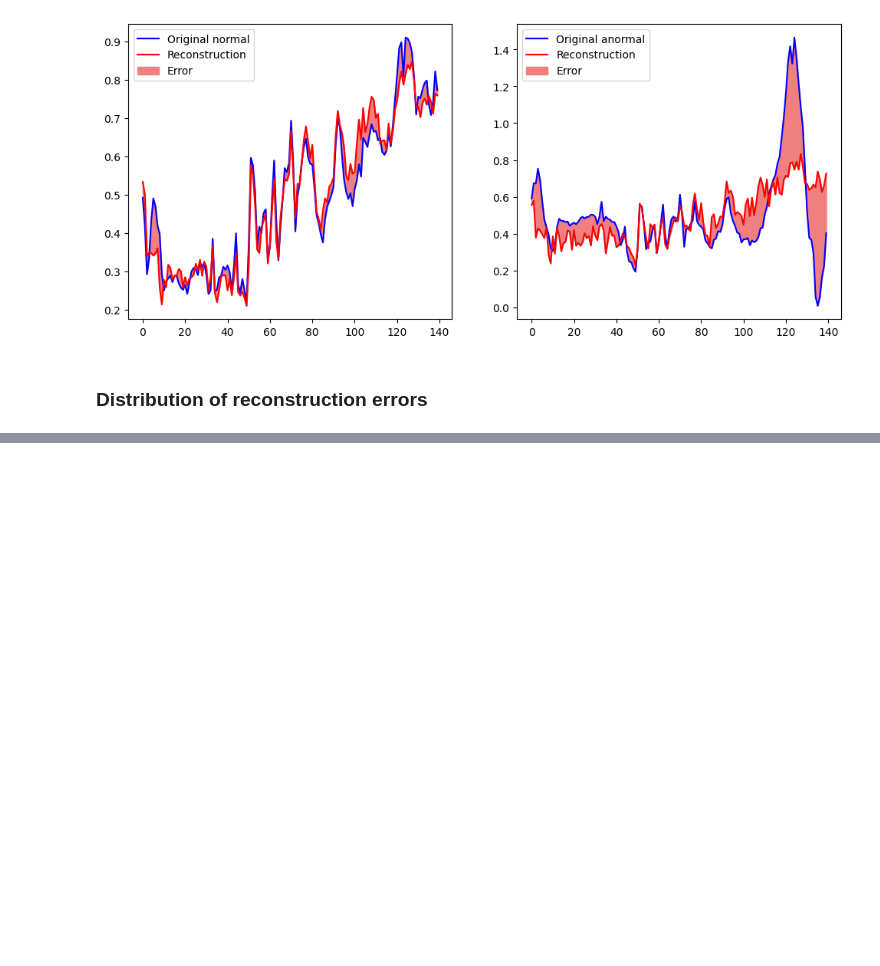
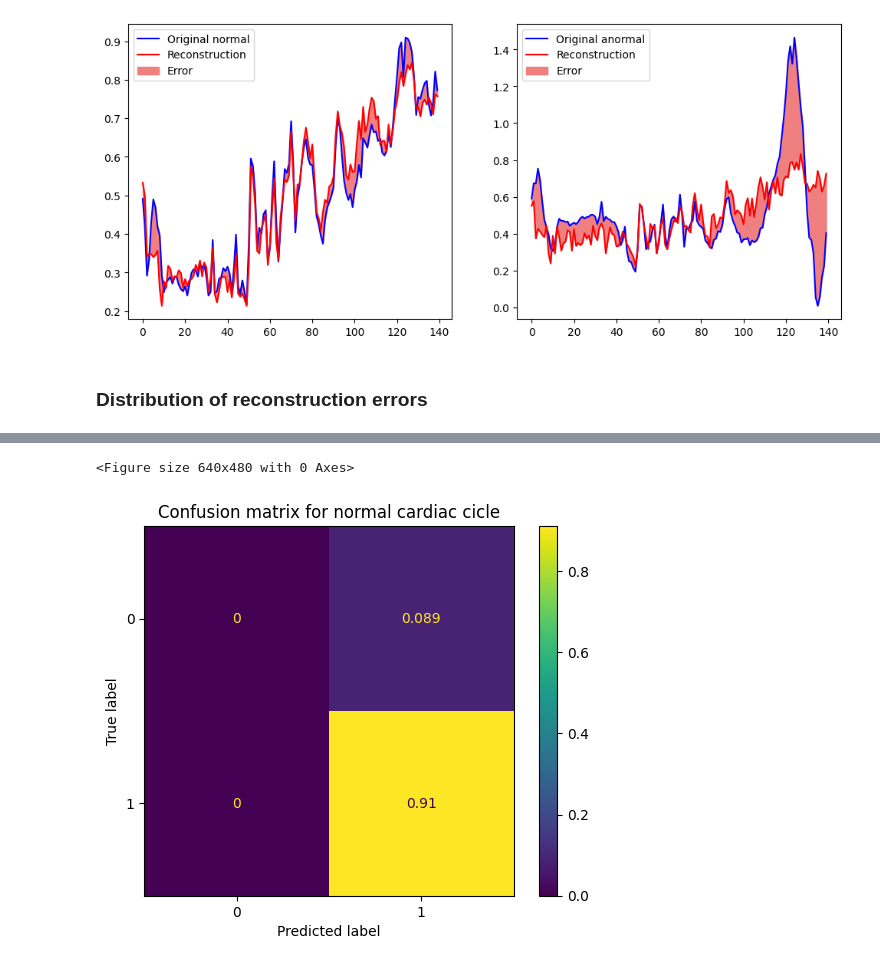
Before and after one commit to Simon890/anomaly-detection-autoencoder, a Jupyter notebook: Solution.ipynb, the cells around one changed output, grey strips where cells are left out. Saved outputs shown, nothing was run; the diff lists cells and outputs as text; code cells hidden in the pictures; blank space fills up the shorter version.

Commit message:
Add confusion matrix

```diff
--- a/Solution.ipynb
+++ b/Solution.ipynb
@@ -291,0 +299,10 @@ plt.show()
+# %%
+pred1_threshold = tf.less(loss1, threshold)
+confusion_matrix_pred1 = confusion_matrix(pred1_threshold, tf.ones(pred1_threshold.shape), normalize="pred")
+plt.figure()
+ConfusionMatrixDisplay(confusion_matrix_pred1).plot()
+plt.title("Confusion matrix for normal cardiac cicle")
+plt.show()
+# %% [output]
+<Figure size 640x480 with 0 Axes>
+[figure, added]
```
Also changed, not shown: parts of 10 cells of this notebook.
